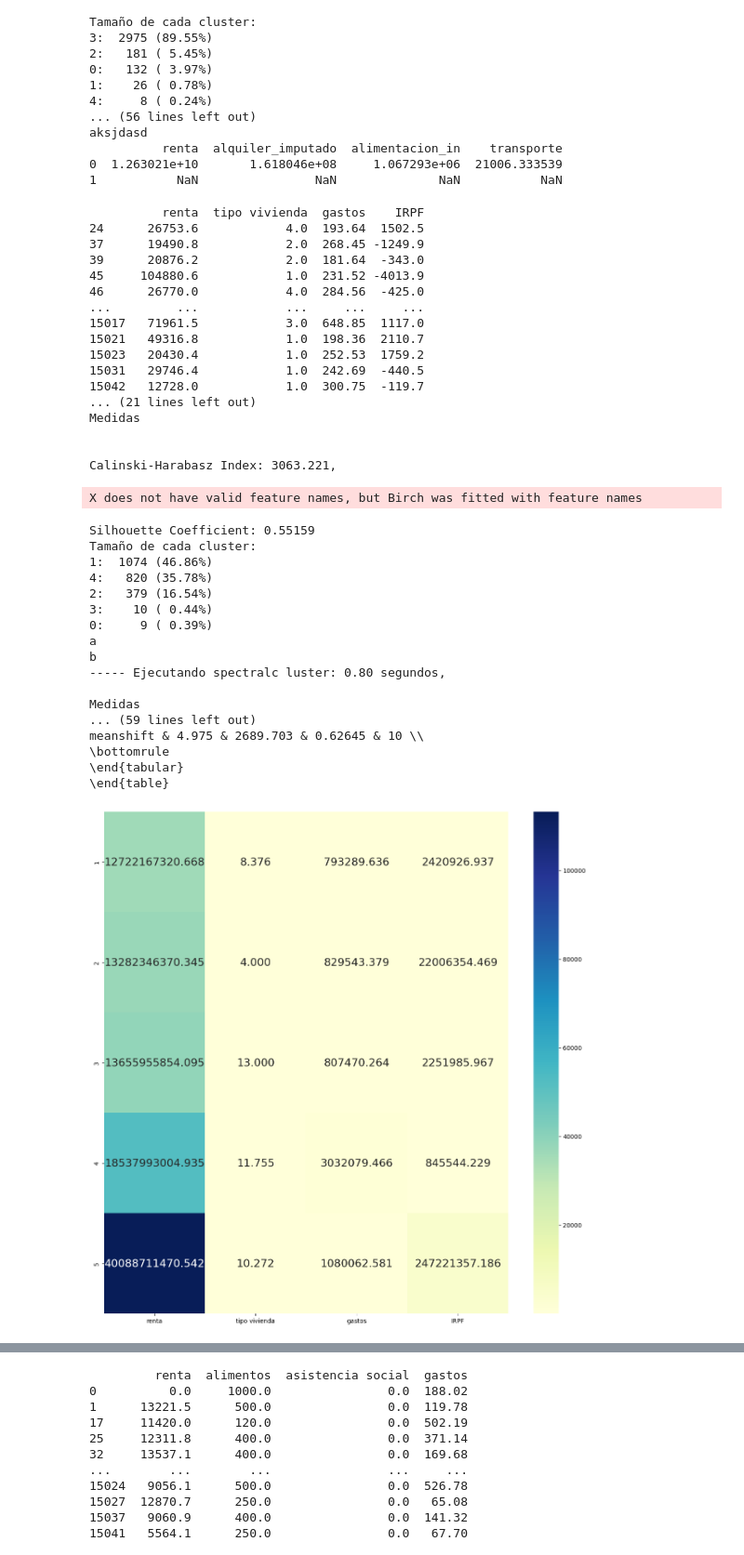
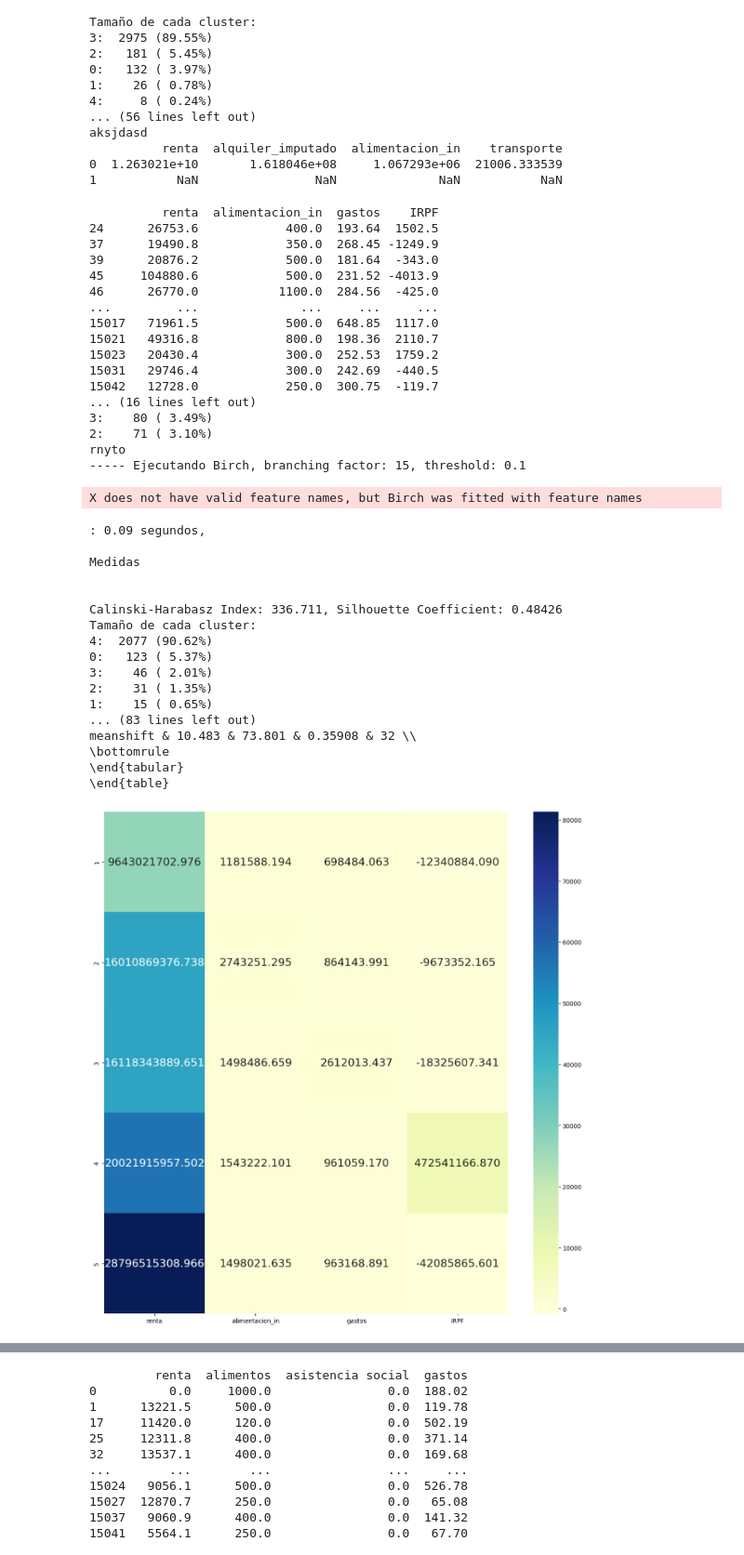
Before and after one commit to Mapachana/Practicas-IN, a Jupyter notebook: P2/redaccion/P2.ipynb, the cells around one changed output, grey strips where cells are left out. Shown at 93% size. Drawn from its saved outputs; the diff is of its cells as text; code cells hidden in the pictures.

```diff
--- a/P2/redaccion/P2.ipynb
+++ b/P2/redaccion/P2.ipynb
@@ -454,8 +454,8 @@ subset = datos.loc[(datos['HY040N']>00) & (datos['HH021']<4) & (datos['HH021_F']
 
 # Seleccionar variables de interés para clustering
 # renombramos las variables por comodidad
-subset=subset.rename(columns={"HY020": "renta", "HH010":"tipo vivienda", "HH070": "gastos", "HY145N": "IRPF"})
-usadas = ['renta', 'tipo vivienda', 'gastos', 'IRPF']
+subset=subset.rename(columns={"HY020": "renta", "HH070": "gastos", "HY145N": "IRPF", "HC010": "alimentacion_in"})
+usadas = ['renta', 'alimentacion_in', 'gastos', 'IRPF']
 
 
 n_var = len(usadas)
@@ -527,66 +527,67 @@ for i in range(0, len(algoritmos)):
 
     carpeta2 = carpeta + algoritmos[i] + "/"
 
-    #if algoritmos[i] == 'spectral':
+    if algoritmos[i] == 'spectral':
 
       '''try:
           parallel_coord(clusters, cluster_predict, X, X_normal, size, carpeta2)
       except:
           print("de parallel nada")'''
 
 
-      '''try:
+      try:
           heatmap(centers, centers_desnormal, size, carpeta2)
       except:
           print("dep1")
       try:
           graf_MDS(centers, size, carpeta2)
       except:
           print("dep2")
       try:
           boxplot(size, centers, carpeta2)
       except:
           print("dep3")
-      #scatter_matrix(X, clusters, size, carpeta2)'''
 
-    #if algoritmos[i] == 'kmeans':
-      #parallel_coord(clusters, cluster_predict, X, X_normal, size, carpeta2)
+    #scatter_matrix(X, clusters, size, carpeta2)
+
+  #if algoritmos[i] == 'kmeans':
+    #parallel_coord(clusters, cluster_predict, X, X_normal, size, carpeta2)
 
 tabla_alg(lista_tabla)
 # %% [output]
-          renta  tipo vivienda  gastos    IRPF
-24      26753.6            4.0  193.64  1502.5
-37      19490.8            2.0  268.45 -1249.9
-39      20876.2            2.0  181.64  -343.0
-45     104880.6            1.0  231.52 -4013.9
-46      26770.0            4.0  284.56  -425.0
-...         ...            ...     ...     ...
-15017   71961.5            3.0  648.85  1117.0
-15021   49316.8            1.0  198.36  2110.7
-15023   20430.4            1.0  252.53  1759.2
-15031   29746.4            1.0  242.69  -440.5
-15042   12728.0            1.0  300.75  -119.7
-... (21 lines left out)
-Medidas
-
-
-Calinski-Harabasz Index: 3063.221,
+          renta  alimentacion_in  gastos    IRPF
+24      26753.6            400.0  193.64  1502.5
+37      19490.8            350.0  268.45 -1249.9
+39      20876.2            500.0  181.64  -343.0
+45     104880.6            500.0  231.52 -4013.9
+46      26770.0           1100.0  284.56  -425.0
+...         ...              ...     ...     ...
+15017   71961.5            500.0  648.85  1117.0
+15021   49316.8            800.0  198.36  2110.7
+15023   20430.4            300.0  252.53  1759.2
+15031   29746.4            300.0  242.69  -440.5
+15042   12728.0            250.0  300.75  -119.7
+... (16 lines left out)
+3:    80 ( 3.49%)
+2:    71 ( 3.10%)
+rnyto
+----- Ejecutando Birch, branching factor: 15, threshold: 0.1
 X does not have valid feature names, but Birch was fitted with feature names
-Silhouette Coefficient: 0.55159
-Tamaño de cada cluster:
-1:  1074 (46.86%)
-4:   820 (35.78%)
-2:   379 (16.54%)
-3:    10 ( 0.44%)
-0:     9 ( 0.39%)
-a
-b
------ Ejecutando spectralc luster: 0.80 segundos,
+: 0.09 segundos,
 
 Medidas
-... (59 lines left out)
-meanshift & 4.975 & 2689.703 & 0.62645 & 10 \\
+
+
+Calinski-Harabasz Index: 336.711, Silhouette Coefficient: 0.48426
+Tamaño de cada cluster:
+4:  2077 (90.62%)
+0:   123 ( 5.37%)
+3:    46 ( 2.01%)
+2:    31 ( 1.35%)
+1:    15 ( 0.65%)
+... (83 lines left out)
+meanshift & 10.483 & 73.801 & 0.35908 & 32 \\
 \bottomrule
 \end{tabular}
 \end{table}
-[figure, old version]
+[figure, new version]
```
Also changed, not shown: parts of 5 cells of this notebook, 10 other files.
